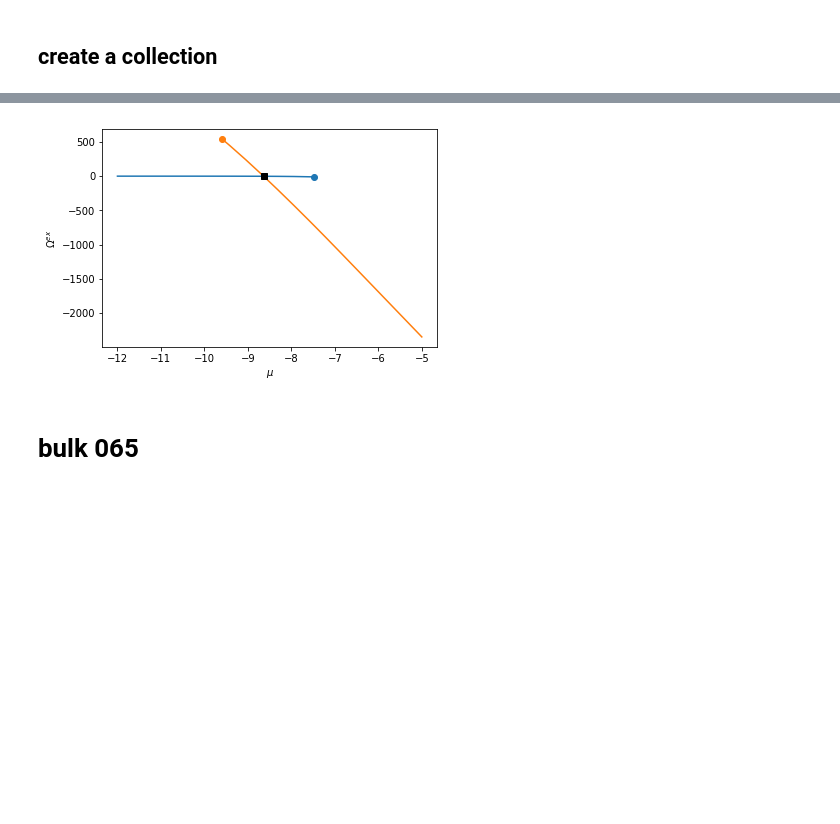
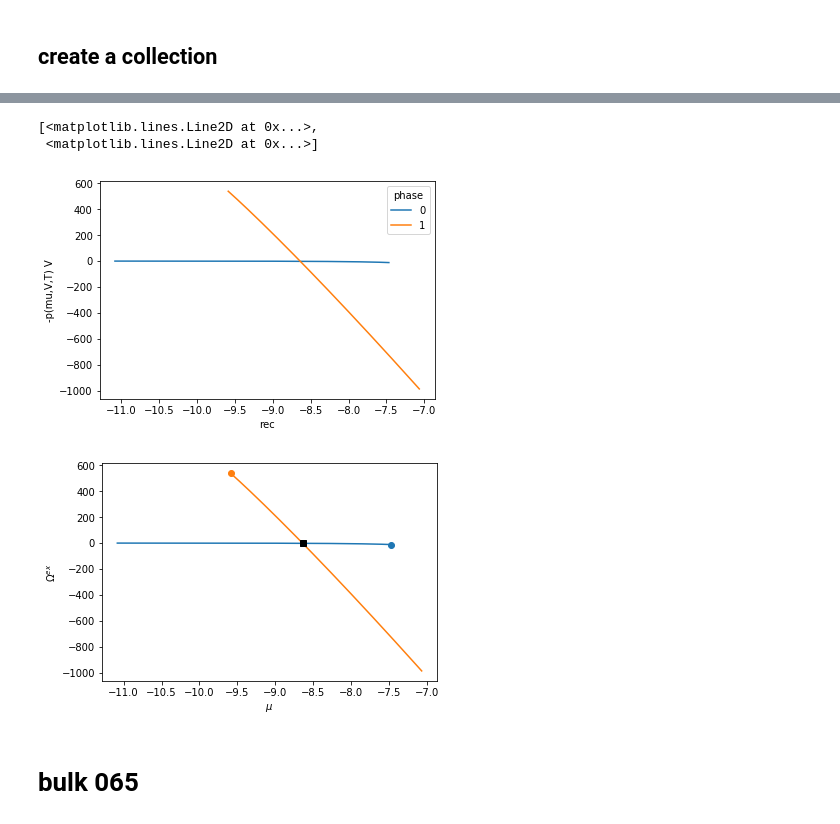
Before and after one commit to wpk-nist-gov/tmmc-lnpy, a Jupyter notebook: examples/1D/anal_1d_stuff.ipynb, the cells around one changed output, grey strips where cells are left out. Cells and saved outputs as stored; diff of their text form; code cells hidden in the pictures; blank space fills up the shorter version.

```diff
--- a/examples/1D/anal_1d_stuff.ipynb
+++ b/examples/1D/anal_1d_stuff.ipynb
@@ -212,3 +292,23 @@ Phases: nphase=2, mu=[-8.63733388]
+# %%
+da = (
+    c.to_dataarray()
+    .pipe(c.spinodals.assign_coords)
+    .pipe(c.binodals.assign_coords)
+    .sortby('mu_0')
+    .reset_index('rec', drop=True)
+)
+# %%
+c2 = lnPi.CollectionPhases.from_dataarray(ref, da)
+
+# add in spinodal/binodal data
+c2.spinodals.from_dataarray(da)
+c2.binodals.from_dataarray(da)
+
+c2.xgce.omega().set_index(dict(rec='mu_0')).plot(hue='phase')
+# %% [output]
+[<matplotlib.lines.Line2D at 0x...>,
+ <matplotlib.lines.Line2D at 0x...>]
+[figure, added]
 # %%
 def make_omega_vs_mu_phase_plot(C,spin=None,bino=None,ax=None,ax_labels=True):
     if ax is None:
@@ -241,9 +341,9 @@ def make_omega_vs_mu_phase_plot(C,spin=None,bino=None,ax=None,ax_labels=True):
         ax.set_xlabel(r'$\mu$')
 # %%
 #plot
-make_omega_vs_mu_phase_plot(C)
+make_omega_vs_mu_phase_plot(c)
 # %% [output]
-[figure, old version]
+[figure, new version]
 # %% [markdown]
 # bulk 065
 # %%
```
Also changed, not shown: parts of 94 cells of this notebook, 12 other files.
